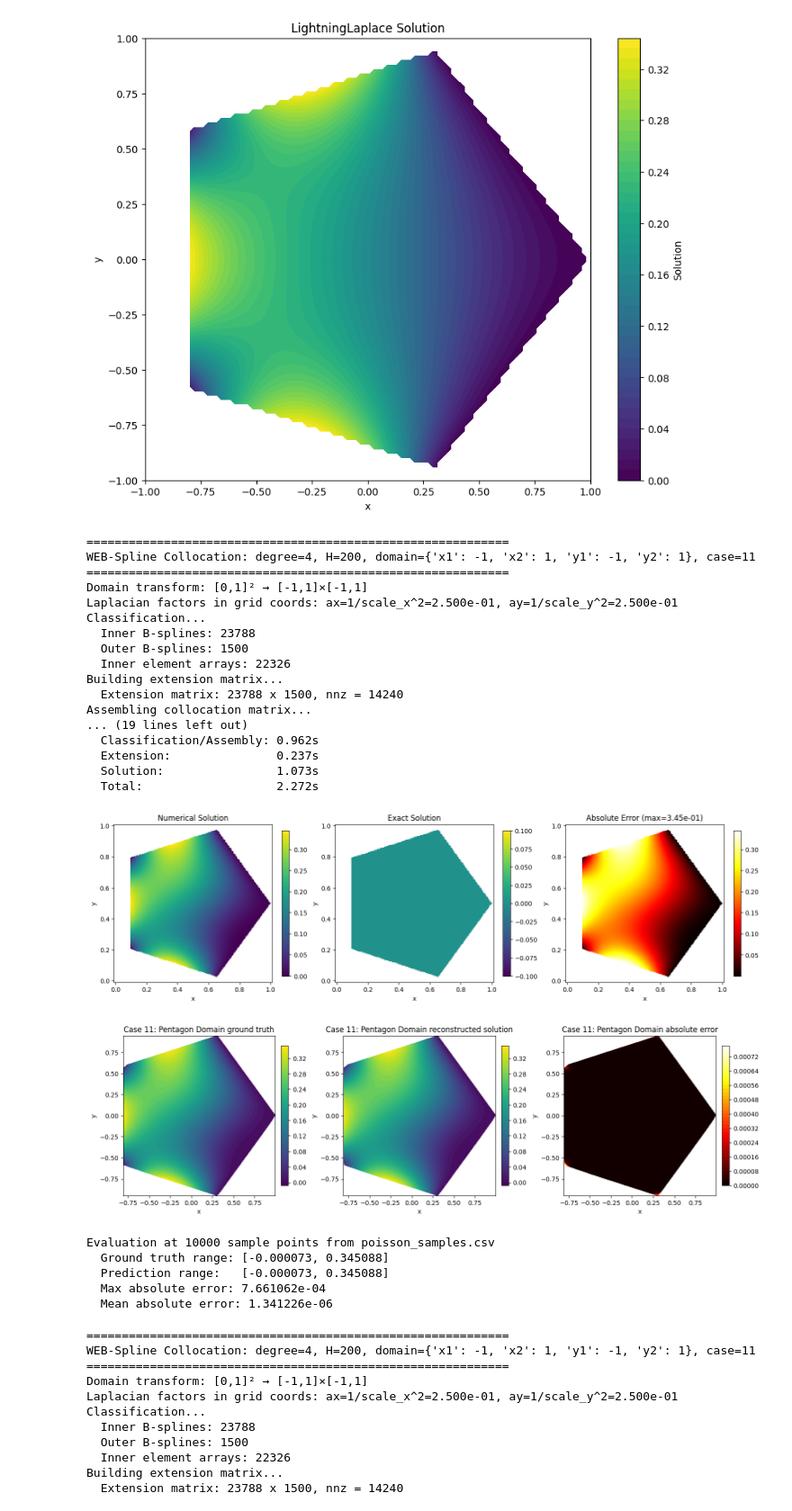
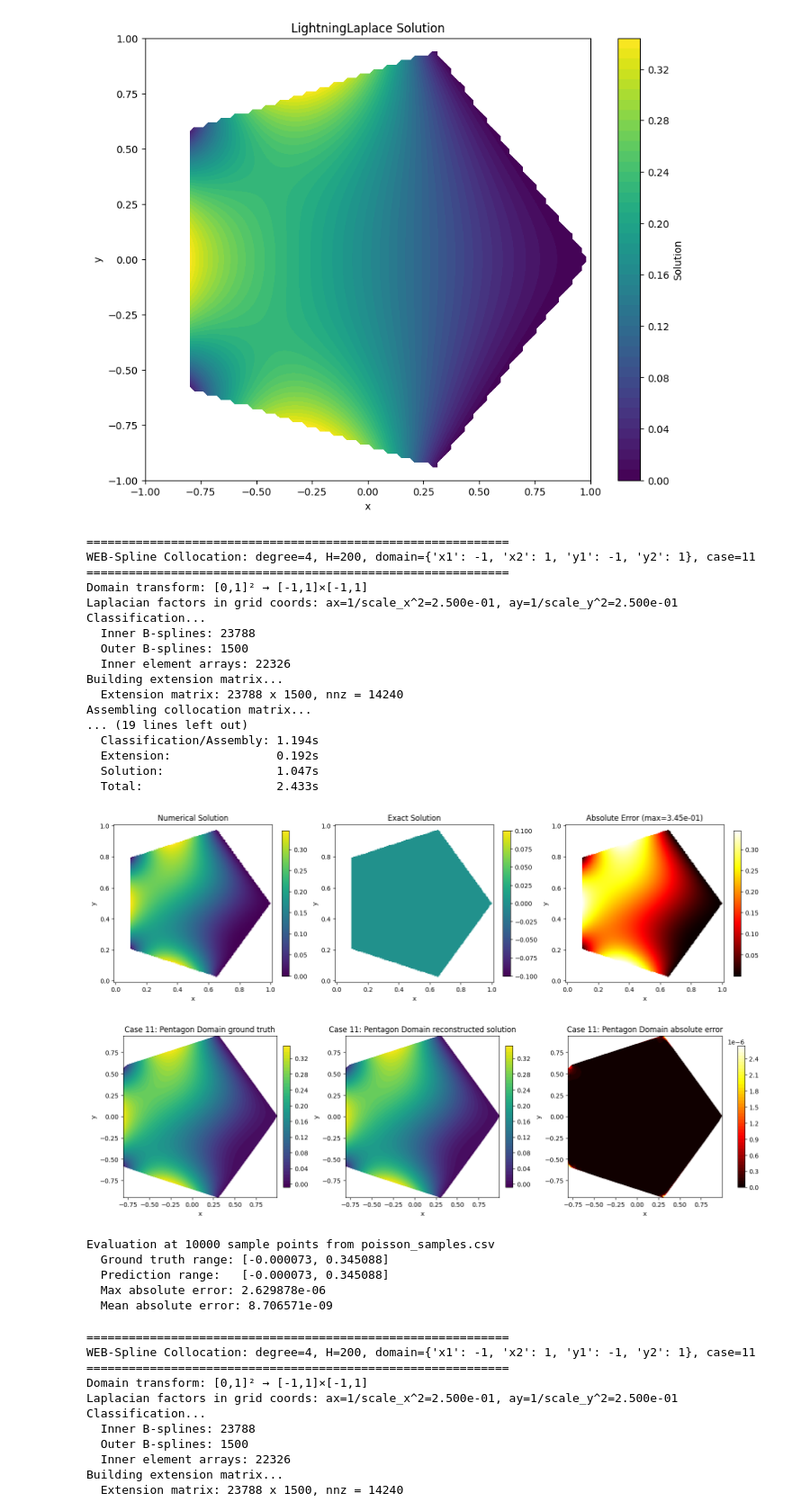
Before and after one commit to csgellert/NeuralIGA, a Jupyter notebook: advanced_neural_iga/advanced_colloc/colloc_results.ipynb, the cells around one changed output. Shown at 90% size. Cells and saved outputs as stored; diff of their text form; code cells hidden in the pictures.

Commit message:
add extra lifting types

```diff
--- a/advanced_neural_iga/advanced_colloc/colloc_results.ipynb
+++ b/advanced_neural_iga/advanced_colloc/colloc_results.ipynb
@@ -193,21 +195,21 @@ importlib.reload(ihbnd)
 # Analytical 5-output pentagon distance model.
 # Use the scalar adapter for run_example, and keep the 5-output model for model_ms.
 #model_MS = netdefs.load_test_model("SIREN_pentagon_MSSDF_02", "SIREN", params={"architecture": [2, 256, 256, 256, 5], "w_0": 15, "w_hidden": 30.0})
-model_MS = Geomertry.AnaliticalDistancePentagon_SideDistances(radius=1.0, rotation=0.0)
+model_MS_a = Geomertry.AnaliticalDistancePentagon_SideDistances(radius=1.0, rotation=0.0)
 #model = ihbnd.sharp_min_distance_function(model_MS)
 #model = ihbnd.smooth_min_distance_function(model_MS, alpha=10.0)
 #model = ihbnd.sharp_min_distance_function_hollig(model=model_MS, delta = 0.05, gamma= 3)
-model = ihbnd.R_func_min(model=model_MS)
+model_a = ihbnd.R_func_min(model=model_MS_a)
 # Enable return_coefficients=True so we can use the result for pointwise evaluation.
-res = cWEB.run_example(
-    model=model,
+res_a = cWEB.run_example(
+    model=model_a,
     n=4,
     H=200,
     function_case=11,
     verbose=True,
     plot_mode='2d',
     return_coefficients=True,
-    model_ms=model_MS,
+    model_ms=model_MS_a,
     boundary_enforcement="lightning"
 )
 # %% [output]
@@ -224,38 +226,39 @@ Building extension matrix...
   Extension matrix: 23788 x 1500, nnz = 14240
 Assembling collocation matrix...
 ... (19 lines left out)
-  Classification/Assembly: 0.962s
-  Extension:               0.237s
-  Solution:                1.073s
-  Total:                   2.272s
+  Classification/Assembly: 1.194s
+  Extension:               0.192s
+  Solution:                1.047s
+  Total:                   2.433s
 [figure]
 # %%
 # Plot ground truth, reconstructed solution, and absolute error at CSV sample points
 importlib.reload(ihbnd)
 importlib.reload(cWEB)
 if 'recon_info' in res_a:
     result = ihbnd.plot_case_11_poisson_samples(
         recon_info=res_a['recon_info'],
         model=model_a,
         title_prefix="Case 11: Pentagon Domain",
         show=True,
         filename="poisson_samples_inhom_1_e_3.csv",
-        model_ms=model_MS_a
+        model_ms=model_MS_a,
+        lifting_method="lightning"
     )
     print(f"\nEvaluation at {len(result['x'])} sample points from poisson_samples.csv")
     print(f"  Ground truth range: [{result['gt'].min():.6f}, {result['gt'].max():.6f}]")
     print(f"  Prediction range:   [{result['pred'].min():.6f}, {result['pred'].max():.6f}]")
     print(f"  Max absolute error: {np.abs(result['error']).max():.6e}")
     print(f"  Mean absolute error: {np.abs(result['error']).mean():.6e}")
 else:
     print("Error: recon_info not found in result. Make sure return_coefficients=True was used.")
 # %% [output]
-[figure, old version]
+[figure, new version]
 Evaluation at 10000 sample points from poisson_samples.csv
   Ground truth range: [-0.000073, 0.345088]
   Prediction range:   [-0.000073, 0.345088]
-  Max absolute error: 7.661062e-04
-  Mean absolute error: 1.341226e-06
+  Max absolute error: 2.629878e-06
+  Mean absolute error: 8.706571e-09
 # %%
 importlib.reload(cWEB)
 importlib.reload(PDE_testcases)
```
Also changed, not shown: parts of 9 cells of this notebook, 2 other files.
